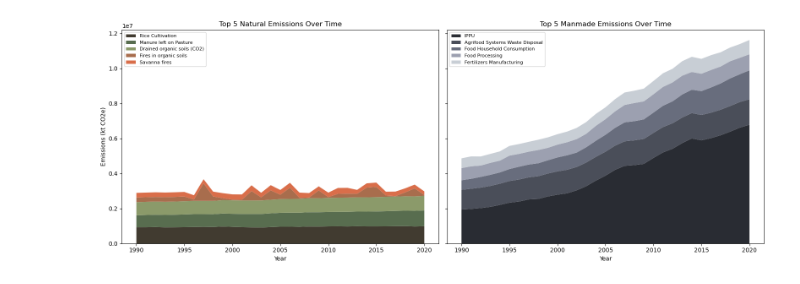
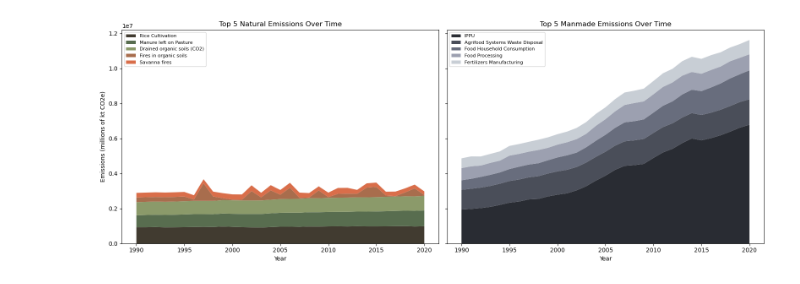
Before and after one commit to a1n3k5e79/DS4200-Project, a Jupyter notebook: visualizations.ipynb, the cells around one changed output. Drawn from its saved outputs; the diff is of its cells as text; code cells hidden in the pictures.

```diff
--- a/visualizations.ipynb
+++ b/visualizations.ipynb
@@ -88,33 +58,30 @@ top5_manmade = total_manmade.sort_values(ascending=False).head(5).index.tolist()
 df_natural_top5_grouped = df.groupby('Year')[top5_natural].sum()
 df_manmade_top5_grouped = df.groupby('Year')[top5_manmade].sum()
 # %%
-# Plot side-by-side stacked area charts
 fig, axes = plt.subplots(1, 2, figsize=(16, 6), sharey=True)
 
-# Natural emissions - top 5
 axes[0].stackplot(
     df_natural_top5_grouped.index,
     *[df_natural_top5_grouped[col] for col in top5_natural],
     labels=top5_natural,
     colors=['#d96e4a', '#a86d4d', '#8b9a6a', '#586d4f', '#413b30'][::-1]
 )
 axes[0].set_title("Top 5 Natural Emissions Over Time")
 axes[0].set_xlabel("Year")
-axes[0].set_ylabel("Emissions (kt CO2e)")
+axes[0].set_ylabel("Emissions (millions of kt CO2e)")
 axes[0].legend(loc='upper left', fontsize=8)
 
-# Manmade emissions - top 5
 axes[1].stackplot(
     df_manmade_top5_grouped.index,
     *[df_manmade_top5_grouped[col] for col in top5_manmade],
     labels=top5_manmade,
     colors=['#292c33', '#4a4e59', '#686d7d', '#9ca0b0', '#c8ced5']
 )
 axes[1].set_title("Top 5 Manmade Emissions Over Time")
 axes[1].set_xlabel("Year")
 axes[1].legend(loc='upper left', fontsize=8)
 
 plt.tight_layout()
 plt.show()
 # %% [output]
-[figure, old version]
+[figure, new version]
```
Also changed, not shown: parts of 5 cells of this notebook.
